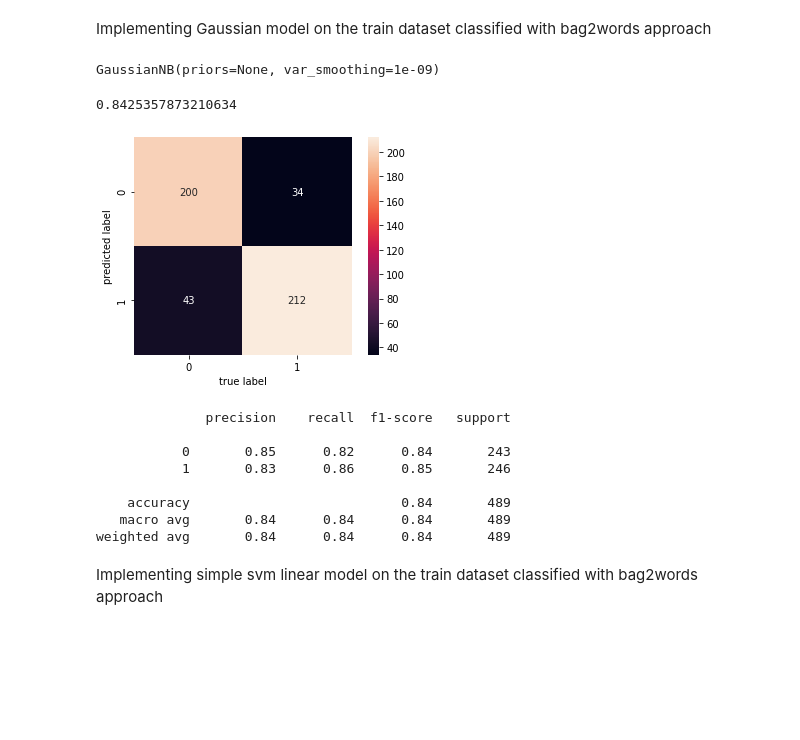
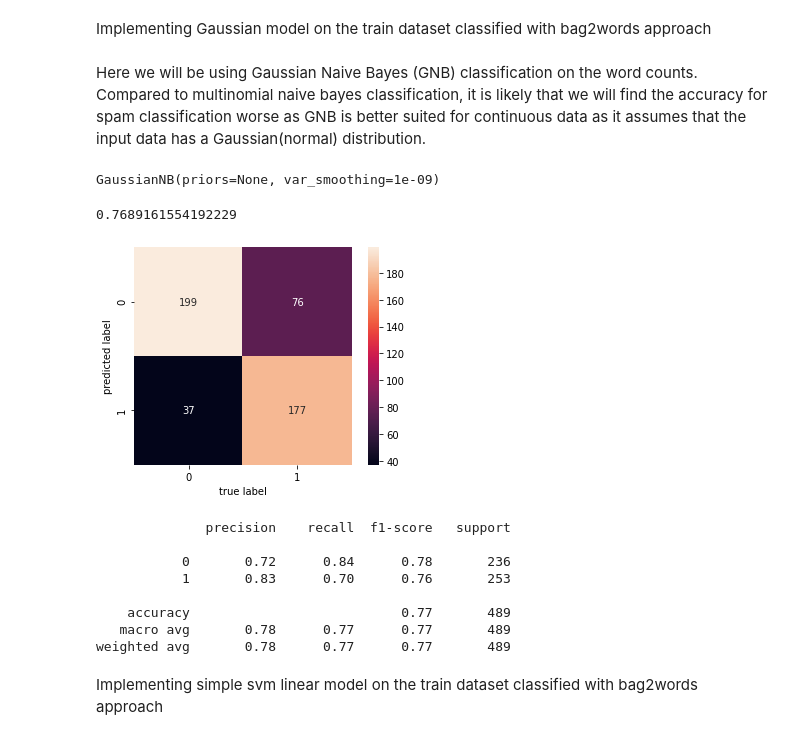
Before and after one commit to datarepresentation/spam-detector, a Jupyter notebook: spamDetector.ipynb, the cells around one changed output. Drawn from its saved outputs; the diff is of its cells as text; code cells hidden in the pictures; blank space fills up the shorter version.

```diff
--- a/spamDetector.ipynb
+++ b/spamDetector.ipynb
@@ -396,7 +440,7 @@ X_test_scaler = scaler.transform(X_test)
 Training and Predictions
 # %%
 from sklearn.neighbors import KNeighborsClassifier
-classifier = KNeighborsClassifier(n_neighbors=5)
+classifier = KNeighborsClassifier(n_neighbors=3)
 classifier.fit(X_train_scaler, y_train)
 # %% [output]
 KNeighborsClassifier(algorithm='auto', leaf_size=30, metric='minkowski',
@@ -446,6 +490,8 @@ Text(0, 0.5, 'Mean Error')
  The mean error is low when the value of the K is 5 and 9
 # %% [markdown]
 Implementing Gaussian model on the train dataset classified with bag2words approach
+# %% [markdown]
+Here we will be using Gaussian Naive Bayes (GNB) classification on the word counts. Compared to multinomial naive bayes classification, it is likely that we will find the accuracy for spam classification worse as GNB is better suited for continuous data as it assumes that the input data has a Gaussian(normal) distribution.
 # %%
 from sklearn.naive_bayes import GaussianNB
 #initialize
@@ -463,29 +509,28 @@ from sklearn import metrics
 metrics.accuracy_score(y_test, y_pred_gb)
 # %% [output]
 GaussianNB(priors=None, var_smoothing=1e-09)
-0.8425357873210634
+0.7689161554192229
 # %%
 from sklearn.metrics import confusion_matrix, classification_report
 import seaborn as sns
-y_pred_gb = gb.predict(X_test)
 mat = confusion_matrix(y_test, y_pred_gb) #Print the number of good/bad classified points
 sns.heatmap(mat.T, square=True, annot=True, fmt='d', cbar=True,
             xticklabels=[0,1], yticklabels=[0,1])
 plt.xlabel('true label')
 plt.ylabel('predicted label');
 # %% [output]
-[figure, old version]
+[figure, new version]
 # %%
 print(classification_report(y_test, y_pred_gb))
 # %% [output]
               precision    recall  f1-score   support
 
-           0       0.85      0.82      0.84       243
-           1       0.83      0.86      0.85       246
+           0       0.72      0.84      0.78       236
+           1       0.83      0.70      0.76       253
 
-    accuracy                           0.84       489
-   macro avg       0.84      0.84      0.84       489
-weighted avg       0.84      0.84      0.84       489
+    accuracy                           0.77       489
+   macro avg       0.78      0.77      0.77       489
+weighted avg       0.78      0.77      0.77       489
 # %% [markdown]
 Implementing simple svm linear model on the train dataset classified with bag2words approach
 # %%
```
Also changed, not shown: parts of 46 cells of this notebook.
